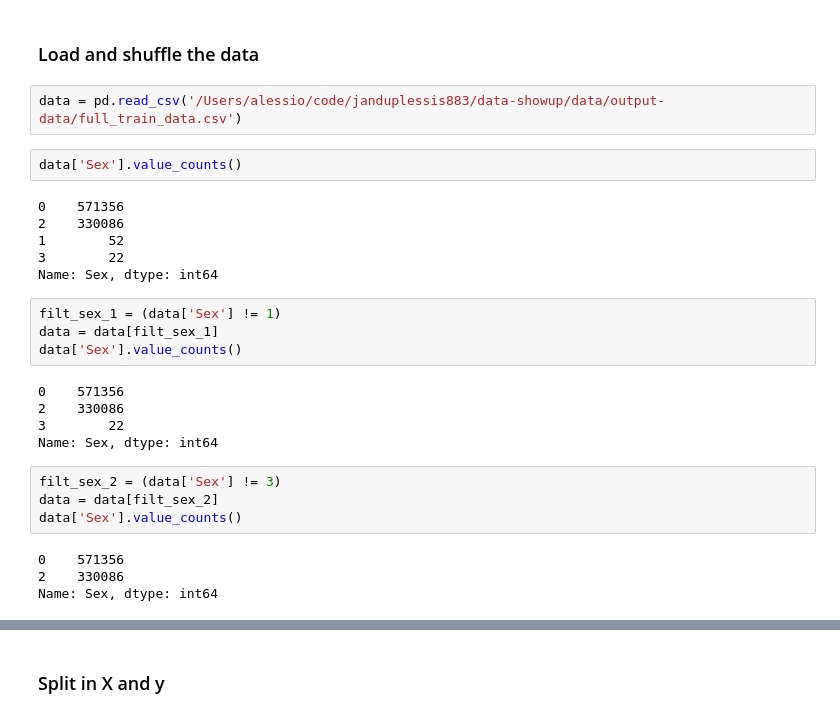
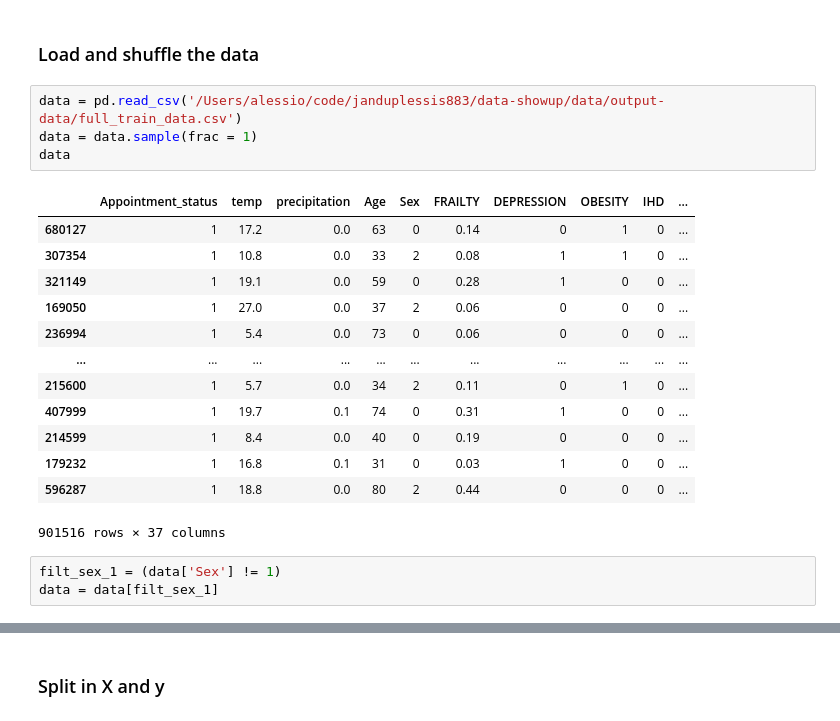
Before and after one commit to janduplessis883/project-showupforhealth, a Jupyter notebook: notebooks/alex_ML_1.ipynb, the cells around one changed output, grey strips where cells are left out. Cells and saved outputs as stored; diff of their text form.

```diff
--- a/notebooks/alex_ML_1.ipynb
+++ b/notebooks/alex_ML_1.ipynb
@@ -19,28 +19,22 @@ from sklearn.model_selection import GridSearchCV
 ### Load and shuffle the data
 # %%
 data = pd.read_csv('/Users/alessio/code/janduplessis883/data-showup/data/output-data/full_train_data.csv')
+data = data.sample(frac = 1)
+data
+# %% [output]
+|  | Appointment_status | temp | precipitation | Age | Sex | FRAILTY | DEPRESSION | OBESITY | IHD | ... |
+| 680127 | 1 | 17.2 | 0.0 | 63 | 0 | 0.14 | 0 | 1 | 0 | ... |
+| 307354 | 1 | 10.8 | 0.0 | 33 | 2 | 0.08 | 1 | 1 | 0 | ... |
+| 321149 | 1 | 19.1 | 0.0 | 59 | 0 | 0.28 | 1 | 0 | 0 | ... |
+| 169050 | 1 | 27.0 | 0.0 | 37 | 2 | 0.06 | 0 | 0 | 0 | ... |
+| 236994 | 1 | 5.4 | 0.0 | 73 | 0 | 0.06 | 0 | 0 | 0 | ... |
+| ... | ... | ... | ... | ... | ... | ... | ... | ... | ... | ... |
+| 215600 | 1 | 5.7 | 0.0 | 34 | 2 | 0.11 | 0 | 1 | 0 | ... |
+| 407999 | 1 | 19.7 | 0.1 | 74 | 0 | 0.31 | 1 | 0 | 0 | ... |
+| 214599 | 1 | 8.4 | 0.0 | 40 | 0 | 0.19 | 0 | 0 | 0 | ... |
+| 179232 | 1 | 16.8 | 0.1 | 31 | 0 | 0.03 | 1 | 0 | 0 | ... |
+| 596287 | 1 | 18.8 | 0.0 | 80 | 2 | 0.44 | 0 | 0 | 0 | ... |
+901516 rows × 37 columns
-# %%
-data['Sex'].value_counts()
-# %% [output]
-0    571356
-2    330086
-1        52
-3        22
-Name: Sex, dtype: int64
 # %%
 filt_sex_1 = (data['Sex'] != 1)
 data = data[filt_sex_1]
-data['Sex'].value_counts()
-# %% [output]
-0    571356
-2    330086
-3        22
-Name: Sex, dtype: int64
-# %%
-filt_sex_2 = (data['Sex'] != 3)
-data = data[filt_sex_2]
-data['Sex'].value_counts()
-# %% [output]
-0    571356
-2    330086
-Name: Sex, dtype: int64
```
Also changed, not shown: parts of 24 cells of this notebook.
